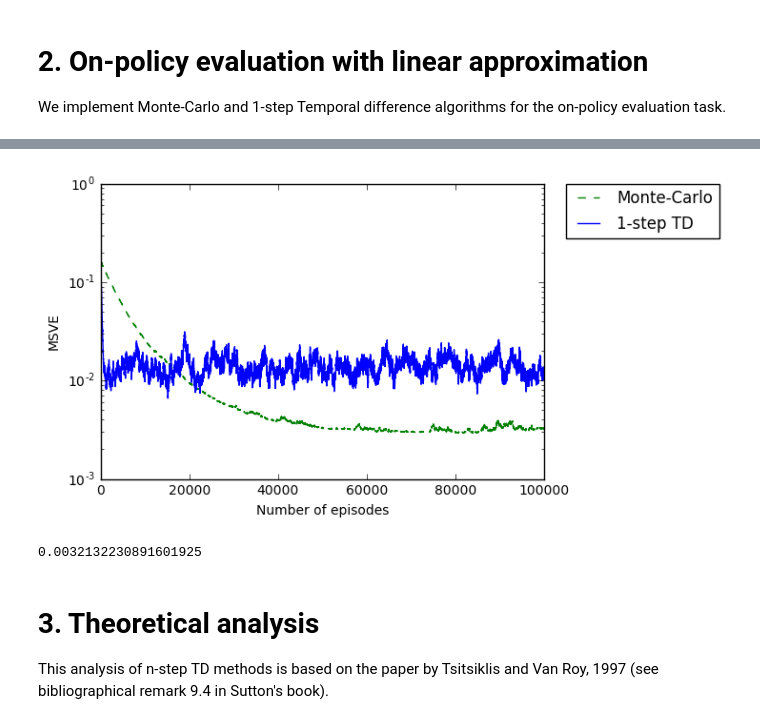
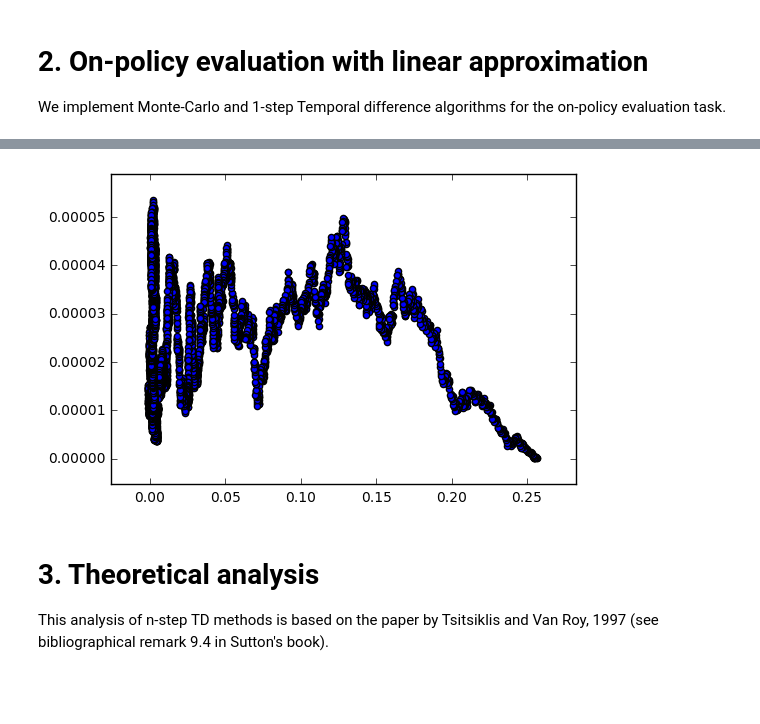
Before and after one commit to mtanneau/ReinforcementLearningClass, a Jupyter notebook: Mar17/Presentation_Mar17_MTanneau.ipynb, the cells around one changed output, grey strips where cells are left out. Cells and saved outputs as stored; diff of their text form; code cells hidden in the pictures; blank space fills up the shorter version.

```diff
--- a/Mar17/Presentation_Mar17_MTanneau.ipynb
+++ b/Mar17/Presentation_Mar17_MTanneau.ipynb
@@ -318,18 +308,11 @@ plt.show()
-# %%
-RMS_mc=np.sqrt(MSVE_mc)
-RMS_td=np.sqrt(MSVE_td)
-
-plt.semilogy(MSVE_mc,'g--', label='Monte-Carlo')
-plt.semilogy(MSVE_td,'b-',label='1-step TD')
-plt.xlabel('Number of episodes')
-plt.ylabel('MSVE')
-plt.legend(bbox_to_anchor=(1.05, 1), loc=2, borderaxespad=0.)
-plt.show()
-
-MSVE_mc[nEp_mc-1]
-# %% [output]
-[figure, removed]
-0.0032132230891601925
+# %%
+param=2
+
+plt.scatter(bias_mc[:,param],var_mc[:,param])
+plt.axis([-0.1*np.max(np.abs(bias_mc[:,param])),1.1*np.max(np.abs(bias_mc[:,param])),-0.1*np.max(np.abs(var_mc[:,param])),1.1*np.max(np.abs(var_mc[:,param]))])
+plt.show()
+# %% [output]
+[figure, added]
 # %% [markdown]
 # 3. Theoretical analysis
 
```
Also changed, not shown: parts of 18 cells of this notebook.
